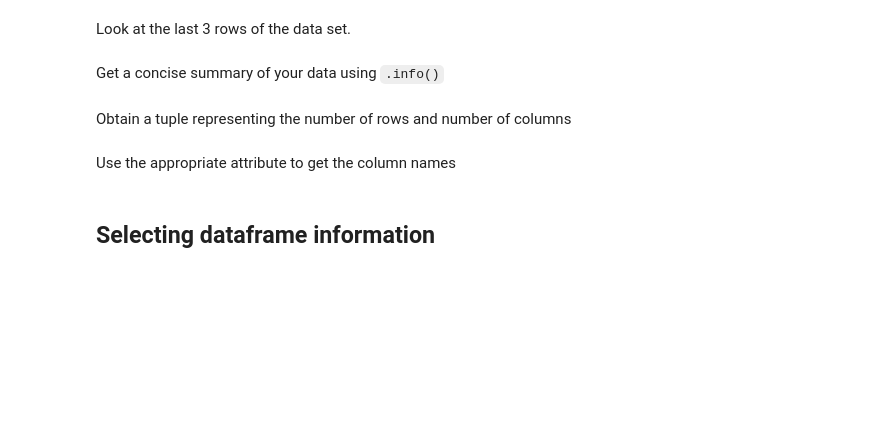
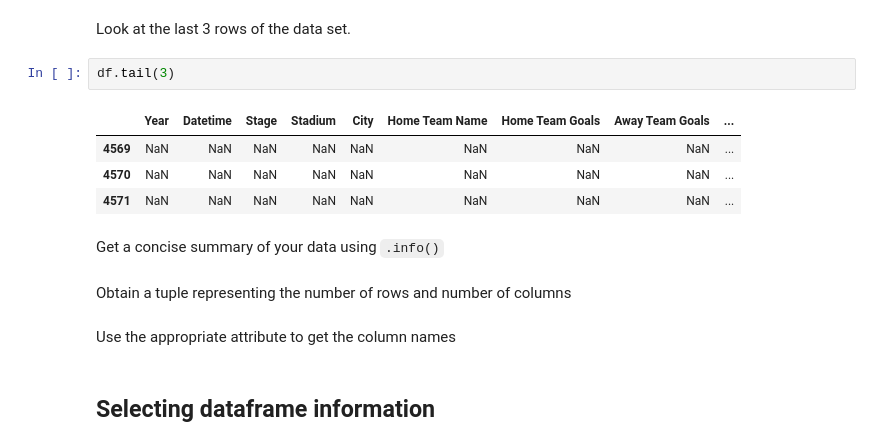
Before and after one commit to Patmbautista/dsc-1-03-09-accessing-data-within-pandas-lab-online-ds-pt-100118, a Jupyter notebook: index.ipynb, the cells around one changed output. Drawn from its saved outputs; the diff is of its cells as text; blank space fills up the shorter version.

```diff
--- a/index.ipynb
+++ b/index.ipynb
@@ -58,6 +58,13 @@ df.head(7)
 | 6 | 1930.0 | 17 Jul 1930 - 12:45 | Group 2 | Parque Central | Montevideo | Yugoslavia | 4.0 | 0.0 | ... |
 # %% [markdown]
 Look at the last 3 rows of the data set.
+# %%
+df.tail(3)
+# %% [output]
+|  | Year | Datetime | Stage | Stadium | City | Home Team Name | Home Team Goals | Away Team Goals | ... |
+| 4569 | NaN | NaN | NaN | NaN | NaN | NaN | NaN | NaN | ... |
+| 4570 | NaN | NaN | NaN | NaN | NaN | NaN | NaN | NaN | ... |
+| 4571 | NaN | NaN | NaN | NaN | NaN | NaN | NaN | NaN | ... |
 # %% [markdown]
 Get a concise summary of your data using `.info()`
 # %% [markdown]
```
